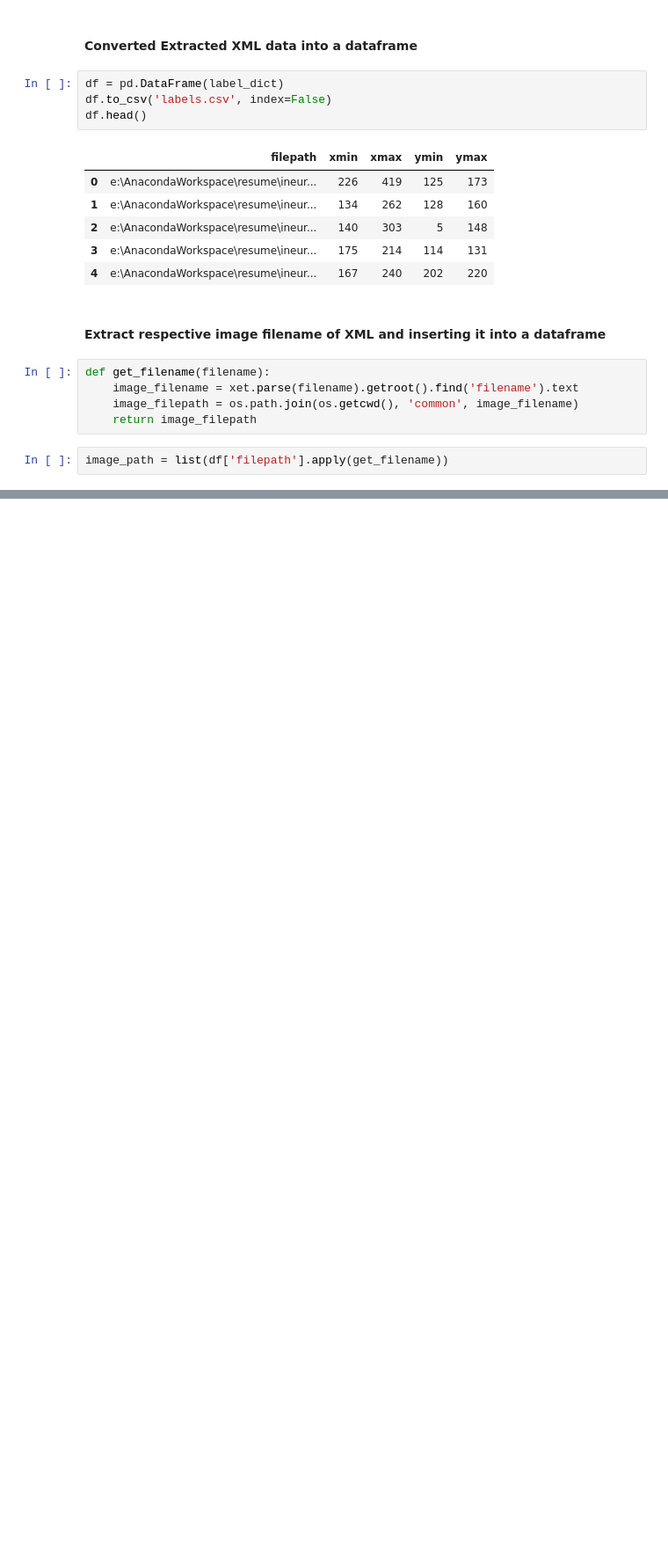
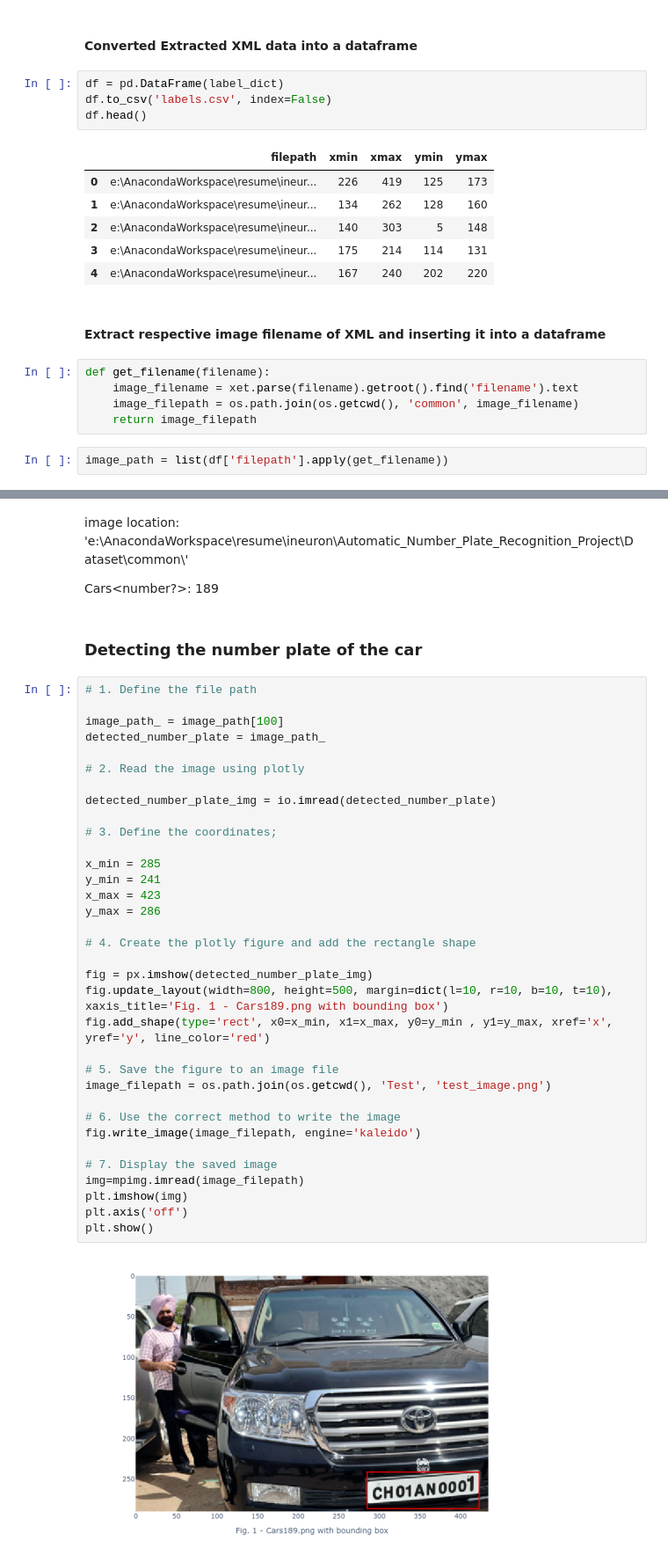
Before and after one commit to aarpitdubey/resume, a Jupyter notebook: ineuron/Automatic_Number_Plate_Recognition_Project/notebook/data_collection.ipynb, the cells around one changed output, grey strips where cells are left out. Shown at 88% size. Cells and saved outputs as stored; diff of their text form; blank space fills up the shorter version.

```diff
--- a/ineuron/Automatic_Number_Plate_Recognition_Project/notebook/data_collection.ipynb
+++ b/ineuron/Automatic_Number_Plate_Recognition_Project/notebook/data_collection.ipynb
@@ -111,0 +121,42 @@ plt.imshow(img)
+# %% [markdown]
+image location: 'e:\\AnacondaWorkspace\\resume\\ineuron\\Automatic_Number_Plate_Recognition_Project\\Dataset\\common\\'
+
+Cars<number?>: 189
+# %% [markdown]
+### Detecting the number plate of the car
+# %%
+# 1. Define the file path
+
+image_path_ = image_path[100]
+detected_number_plate = image_path_
+
+# 2. Read the image using plotly
+
+detected_number_plate_img = io.imread(detected_number_plate)
+
+# 3. Define the coordinates;
+
+x_min = 285
+y_min = 241
+x_max = 423
+y_max = 286
+
+# 4. Create the plotly figure and add the rectangle shape
+
+fig = px.imshow(detected_number_plate_img)
+fig.update_layout(width=800, height=500, margin=dict(l=10, r=10, b=10, t=10), xaxis_title='Fig. 1 - Cars189.png with bounding box')
+fig.add_shape(type='rect', x0=x_min, x1=x_max, y0=y_min , y1=y_max, xref='x', yref='y', line_color='red')
+
+# 5. Save the figure to an image file
+image_filepath = os.path.join(os.getcwd(), 'Test', 'test_image.png')
+
+# 6. Use the correct method to write the image
+fig.write_image(image_filepath, engine='kaleido')
+
+# 7. Display the saved image
+img=mpimg.imread(image_filepath)
+plt.imshow(img)
+plt.axis('off')
+plt.show()
+# %% [output]
+[figure, added]
```
Also changed, not shown: parts of 7 cells of this notebook, 4 other files.
